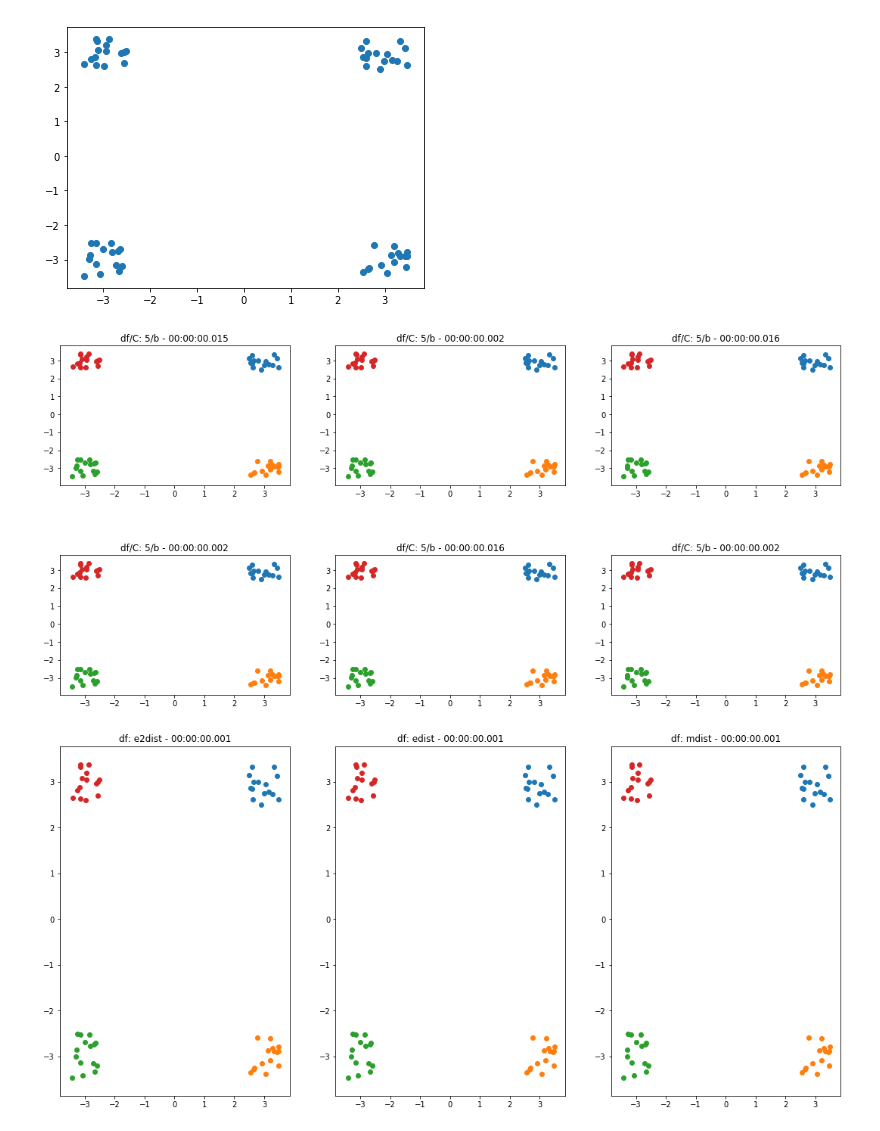
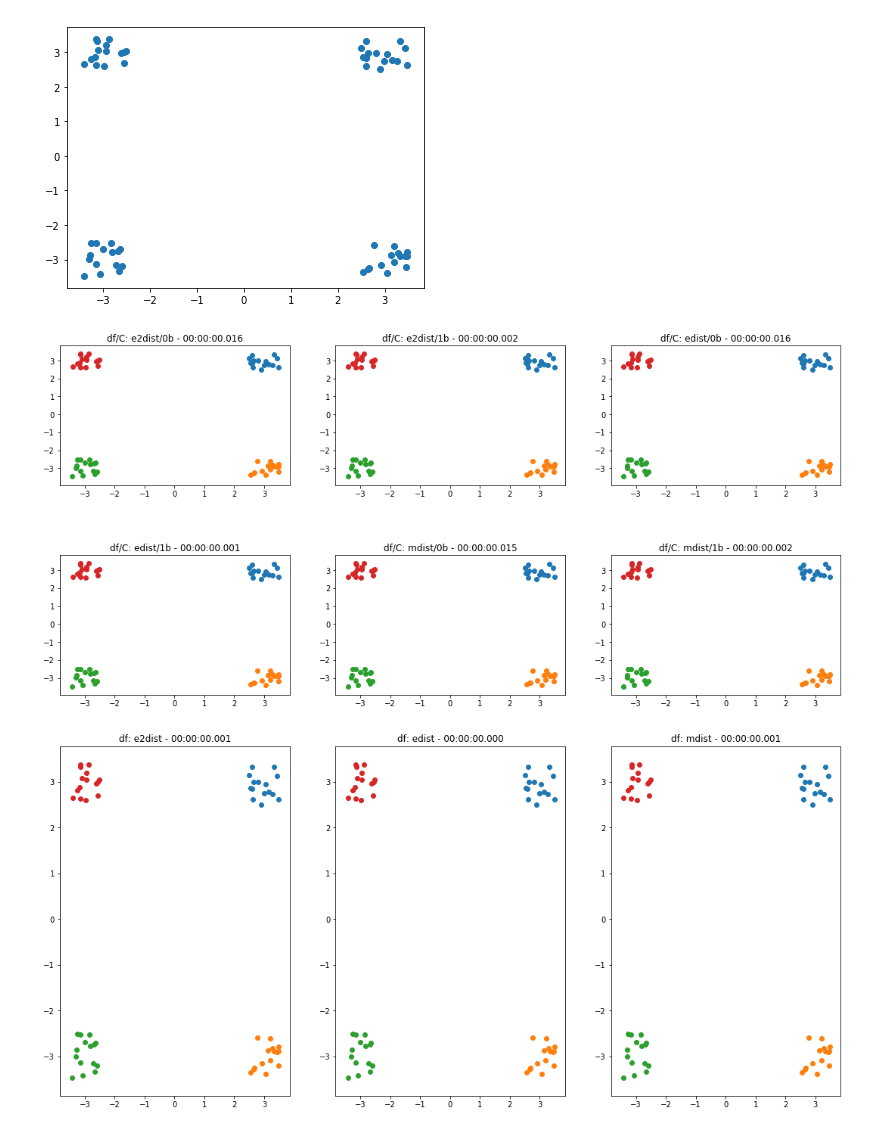
Before and after one commit to KxSystems/ml, a Jupyter notebook: clust/notebooks/clustering.ipynb, the cells around one changed output. Saved outputs shown, nothing was run; the diff lists cells and outputs as text; code cells hidden in the pictures.

```diff
--- a/clust/notebooks/clustering.ipynb
+++ b/clust/notebooks/clustering.ipynb
@@ -33,9 +33,9 @@ plt[`:show][];
 # %% [output]
 [figure]
 # %%
-plot[`cure;d1;(4;5),/:enlist each{![`df`c`b`s;x]}each(cross/)(-1_df;0;01b;0b)]
+plot[`cure;d1;(4;5),/:enlist each{![`df`b;x]}each(cross/)(-1_df;01b)]
 # %% [output]
-[figure, old version]
+[figure, new version]
 # %%
 plot[`dbscan;d1;(cross/)(-1_df;5;5)]
 # %% [output]
```
Also changed, not shown: parts of 4 cells of this notebook, 4 other files.
